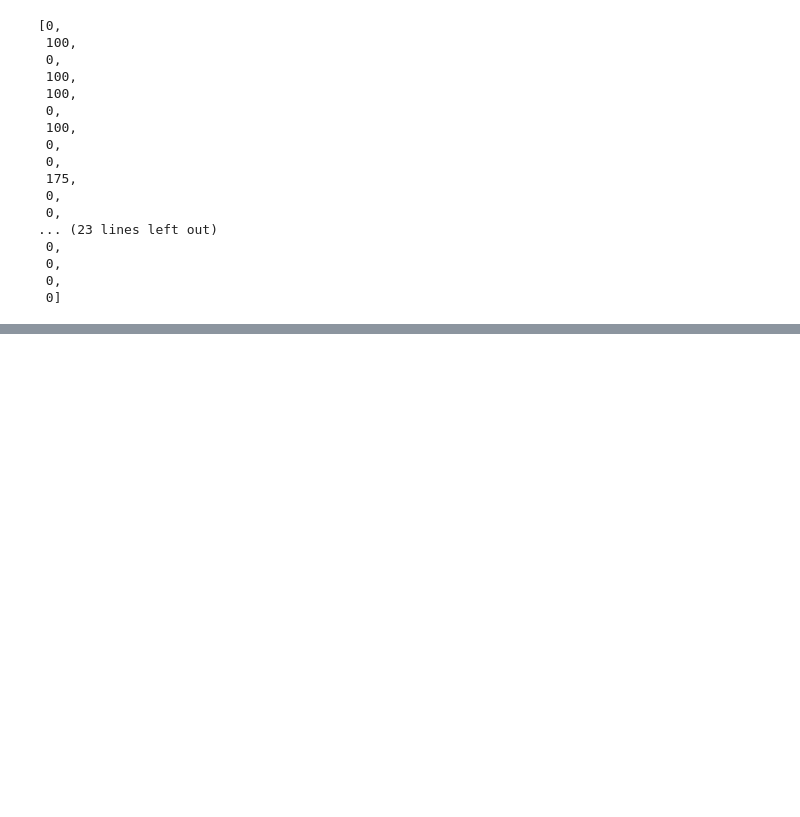
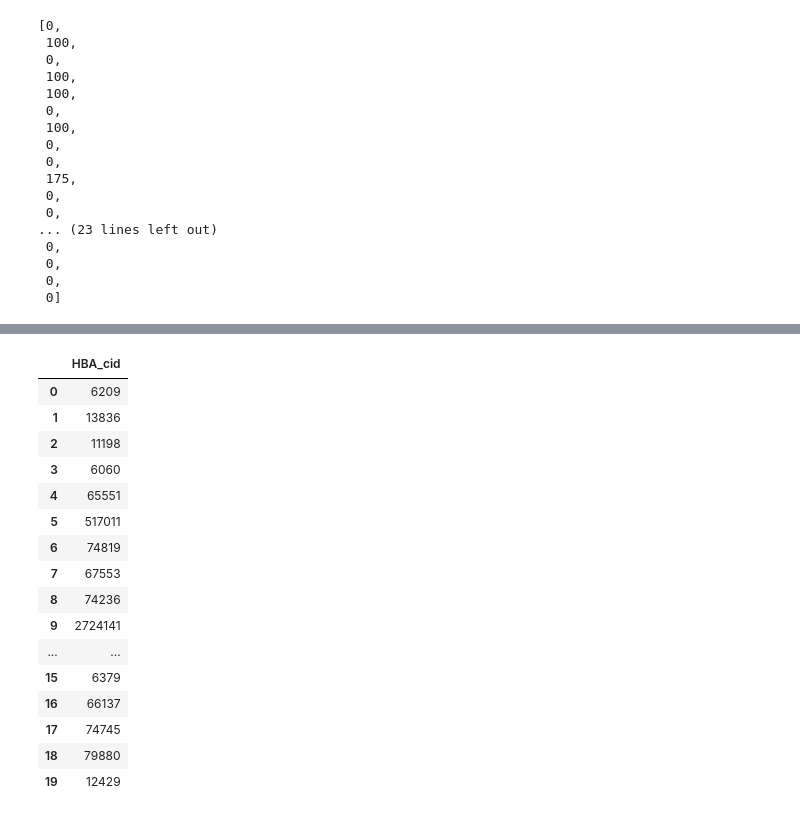
Before and after one commit to jrodguez/des-basis-set, a Jupyter notebook: scripts/safety/Final_Safety_Example.ipynb, the cells around one changed output, grey strips where cells are left out. Saved outputs shown, nothing was run; the diff lists cells and outputs as text; code cells hidden in the pictures; blank space fills up the shorter version.

```diff
--- a/scripts/safety/Final_Safety_Example.ipynb
+++ b/scripts/safety/Final_Safety_Example.ipynb
@@ -116,0 +143,20 @@ data
+# %%
+extra_data
+# %% [output]
+|  | HBA_cid |
+| 0 | 6209 |
+| 1 | 13836 |
+| 2 | 11198 |
+| 3 | 6060 |
+| 4 | 65551 |
+| 5 | 517011 |
+| 6 | 74819 |
+| 7 | 67553 |
+| 8 | 74236 |
+| 9 | 2724141 |
+| ... | ... |
+| 15 | 6379 |
+| 16 | 66137 |
+| 17 | 74745 |
+| 18 | 79880 |
+| 19 | 12429 |
```
Also changed, not shown: parts of 9 cells of this notebook, 2 other files.
